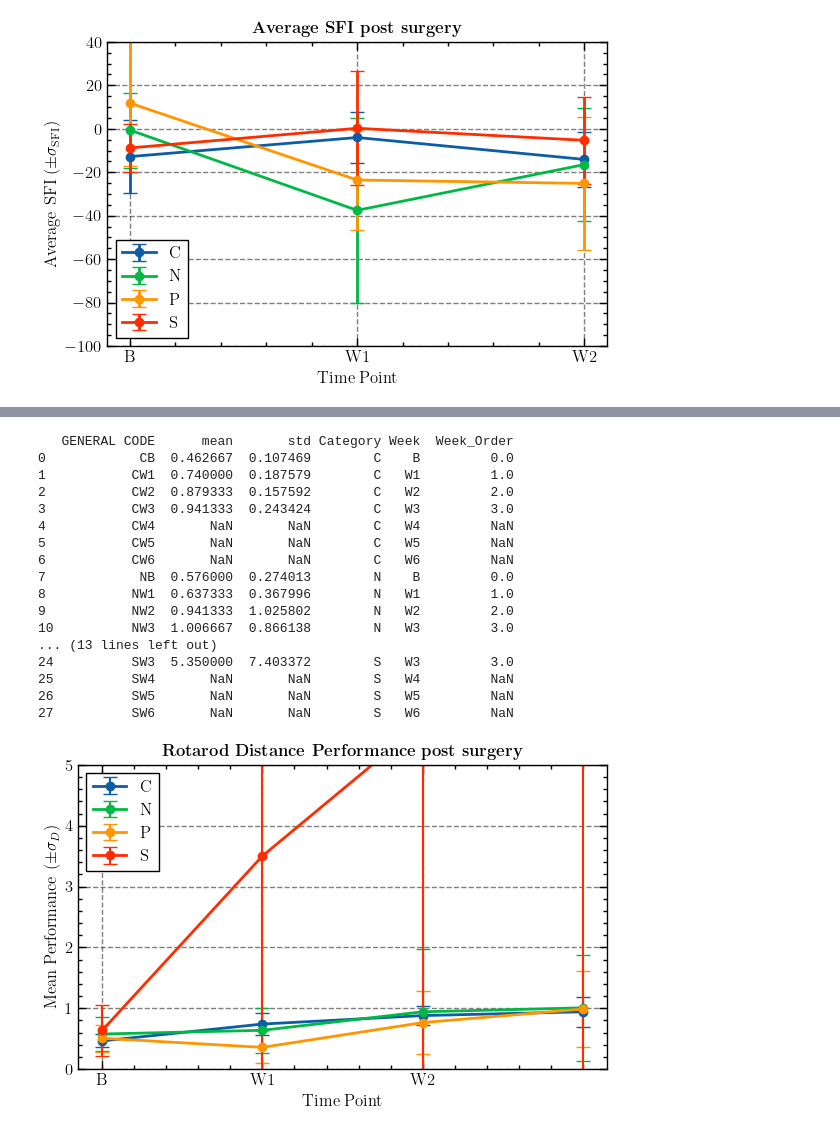
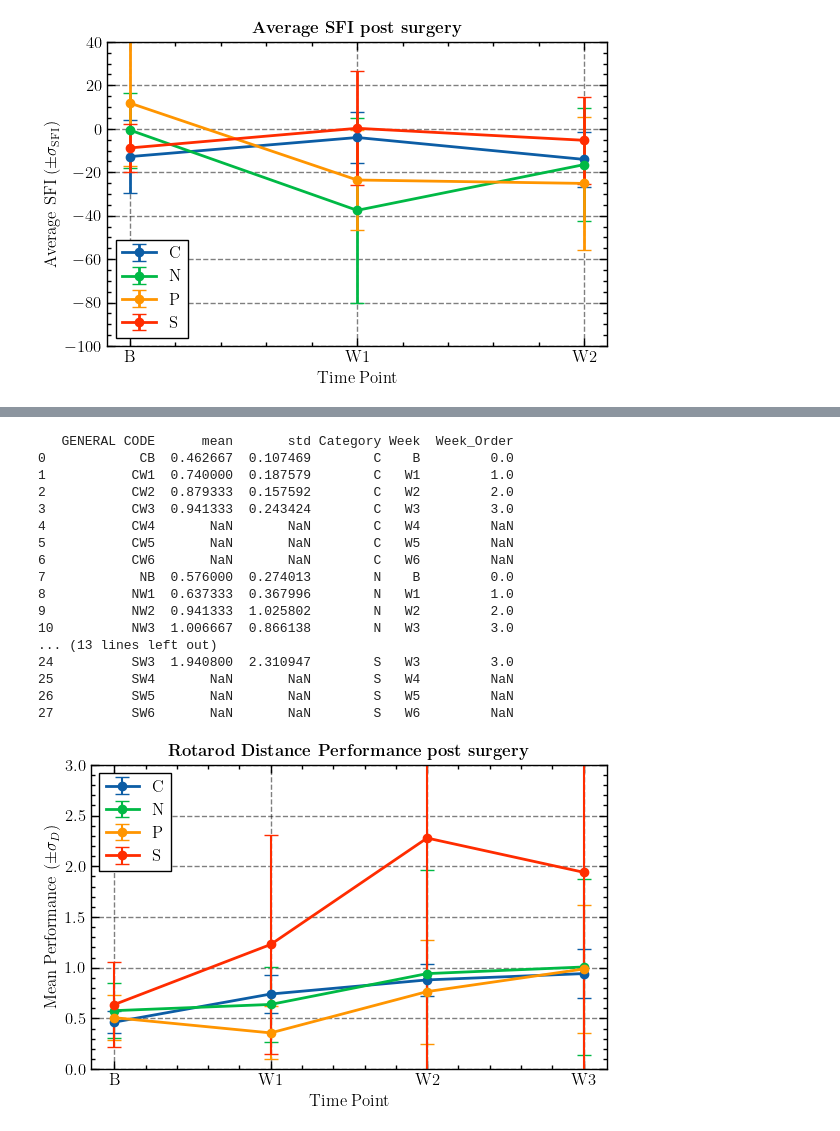
Before and after one commit to silvernuke911/Niki_Shit, a Jupyter notebook: data/graphs.ipynb, the cells around one changed output, grey strips where cells are left out. Saved outputs shown, nothing was run; the diff lists cells and outputs as text; code cells hidden in the pictures.

```diff
--- a/data/graphs.ipynb
+++ b/data/graphs.ipynb
@@ -275,36 +275,36 @@ for category in categories:
     )
 print(rotarod_stats_D)
 # Customize the plot
 plt.title(r'\textbf{Rotarod Distance Performance post surgery}')
 plt.xlabel('Time Point')
 plt.ylabel(r'Mean Performance ($\pm \sigma_D$)')
 plt.xticks(ticks=[0, 1, 2, 3], labels=weeks)  # Map x-ticks to week labels
-plt.ylim(0,5)
+plt.ylim(0,3)
 plt.grid(True)
 plt.legend(fancybox=False, edgecolor='k', loc = 'upper left')
 plt.tight_layout()
 
 # Show the plot
 plt.show()
 # %% [output]
    GENERAL CODE      mean       std Category Week  Week_Order
 0            CB  0.462667  0.107469        C    B         0.0
 1           CW1  0.740000  0.187579        C   W1         1.0
 2           CW2  0.879333  0.157592        C   W2         2.0
 3           CW3  0.941333  0.243424        C   W3         3.0
 4           CW4       NaN       NaN        C   W4         NaN
 5           CW5       NaN       NaN        C   W5         NaN
 6           CW6       NaN       NaN        C   W6         NaN
 7            NB  0.576000  0.274013        N    B         0.0
 8           NW1  0.637333  0.367996        N   W1         1.0
 9           NW2  0.941333  1.025802        N   W2         2.0
 10          NW3  1.006667  0.866138        N   W3         3.0
 ... (13 lines left out)
-24          SW3  5.350000  7.403372        S   W3         3.0
+24          SW3  1.940800  2.310947        S   W3         3.0
 25          SW4       NaN       NaN        S   W4         NaN
 26          SW5       NaN       NaN        S   W5         NaN
 27          SW6       NaN       NaN        S   W6         NaN
-[figure, old version]
+[figure, new version]
 # %%
 # Extract the letter code (Category) and time point (Week)
 hotplate_stats['Category'] = hotplate_stats['GENERAL CODE'].str[0]  # Extract the first letter
```
Also changed, not shown: parts of 5 cells of this notebook.
